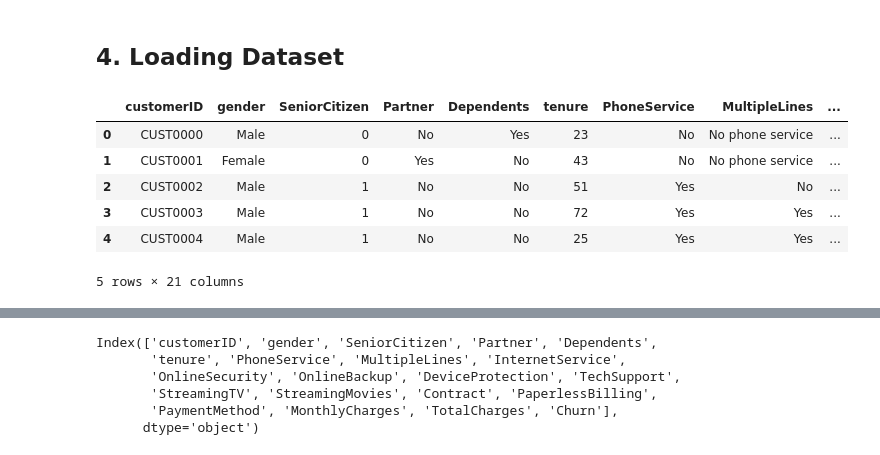
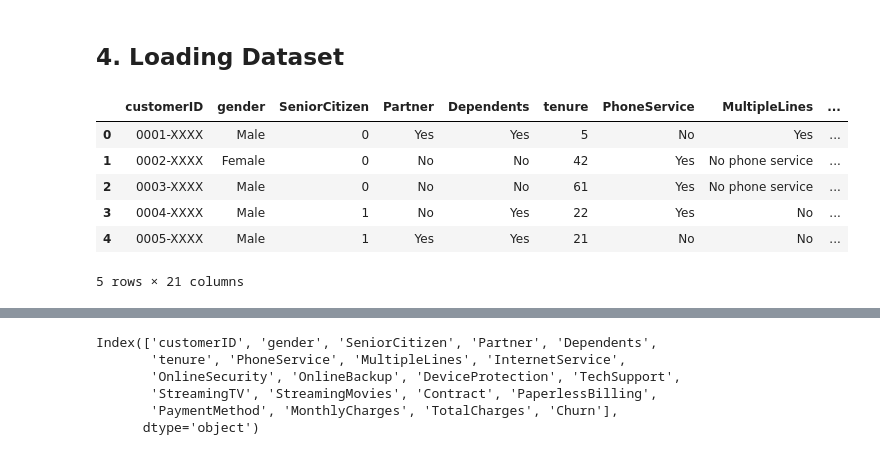
Before and after one commit to JaiswarYash/Customer-Churn-Prediction, a Jupyter notebook: notebook/EDA.ipynb, the cells around one changed output, grey strips where cells are left out. Cells and saved outputs as stored; diff of their text form; code cells hidden in the pictures.

```diff
--- a/notebook/EDA.ipynb
+++ b/notebook/EDA.ipynb
@@ -19,15 +19,18 @@ warnings.filterwarnings('ignore')
 # %% [markdown]
 ## 4. Loading Dataset
 # %%
-df = pd.read_csv('DATA/raw/customer_churn_data.csv')
+## importing raw dataset.
+df1 = pd.read_csv("DATA/raw/customer_churn_prediction_dataset.csv")
+df2 = pd.read_csv("DATA/raw/WA_Fn-UseC_-Telco-Customer-Churn.csv")
+df = pd.concat([df1, df2], axis=0)
 df.head(5)
 # %% [output]
 |  | customerID | gender | SeniorCitizen | Partner | Dependents | tenure | PhoneService | MultipleLines | ... |
-| 0 | CUST0000 | Male | 0 | No | Yes | 23 | No | No phone service | ... |
-| 1 | CUST0001 | Female | 0 | Yes | No | 43 | No | No phone service | ... |
-| 2 | CUST0002 | Male | 1 | No | No | 51 | Yes | No | ... |
-| 3 | CUST0003 | Male | 1 | No | No | 72 | Yes | Yes | ... |
-| 4 | CUST0004 | Male | 1 | No | No | 25 | Yes | Yes | ... |
+| 0 | 0001-XXXX | Male | 0 | Yes | Yes | 5 | No | Yes | ... |
+| 1 | 0002-XXXX | Female | 0 | No | No | 42 | Yes | No phone service | ... |
+| 2 | 0003-XXXX | Male | 0 | No | No | 61 | Yes | No phone service | ... |
+| 3 | 0004-XXXX | Male | 1 | No | Yes | 22 | Yes | No | ... |
+| 4 | 0005-XXXX | Male | 1 | Yes | Yes | 21 | No | No | ... |
 5 rows × 21 columns
 # %%
 df.tail(5)
```
Also changed, not shown: parts of 33 cells of this notebook, 18 other files.
